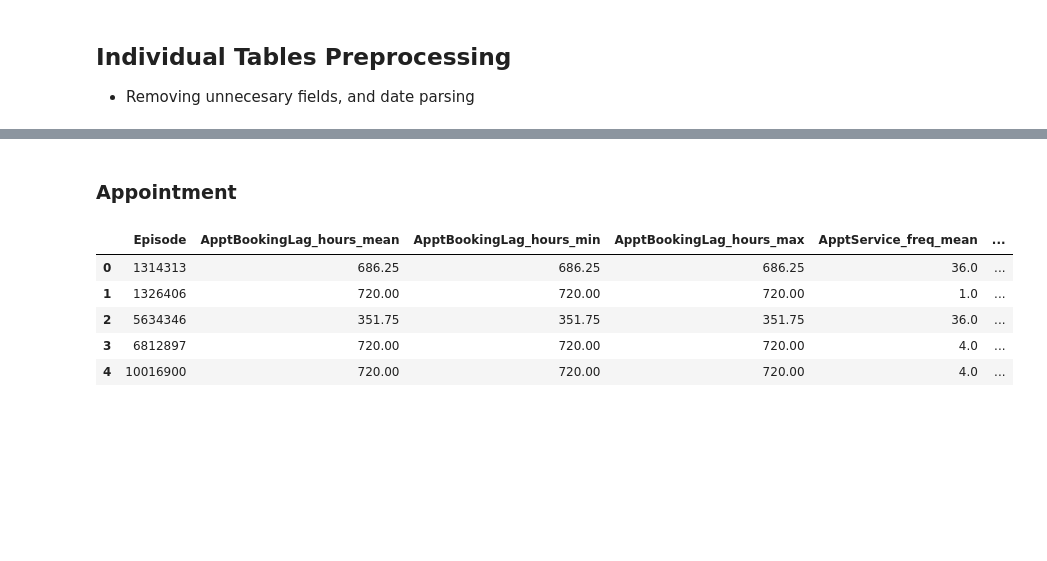
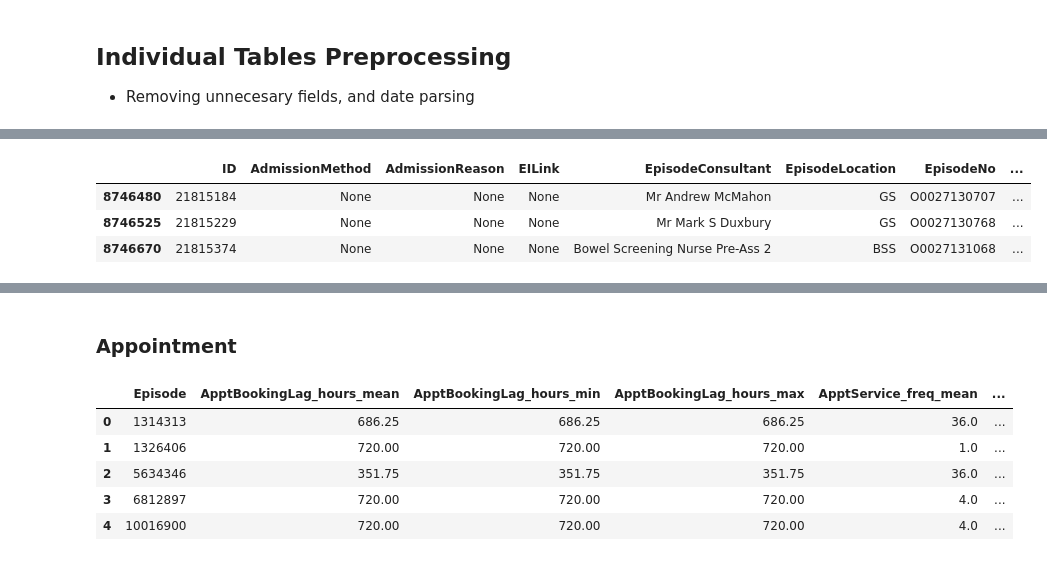
Before and after one commit to JorgeIvanJH/LoS_prediction, a Jupyter notebook: EDA/EDA_GGC.ipynb, the cells around one changed output, grey strips where cells are left out. Saved outputs shown, nothing was run; the diff lists cells and outputs as text; code cells hidden in the pictures; blank space fills up the shorter version.

```diff
--- a/EDA/EDA_GGC.ipynb
+++ b/EDA/EDA_GGC.ipynb
@@ -115,0 +198,7 @@ def standard_timestamp(df, date_col = None, time_col = None, default_time: str =
+# %%
+df[df.EpisDischargeDateTime > dt.datetime(2025,1,1)]
+# %% [output]
+|  | ID | AdmissionMethod | AdmissionReason | EILink | EpisodeConsultant | EpisodeLocation | EpisodeNo | ... |
+| 8746480 | 21815184 | None | None | None | Mr Andrew McMahon | GS | O0027130707 | ... |
+| 8746525 | 21815229 | None | None | None | Mr Mark S Duxbury | GS | O0027130768 | ... |
+| 8746670 | 21815374 | None | None | None | Bowel Screening Nurse Pre-Ass 2 | BSS | O0027131068 | ... |
```
Also changed, not shown: parts of 20 cells of this notebook.
